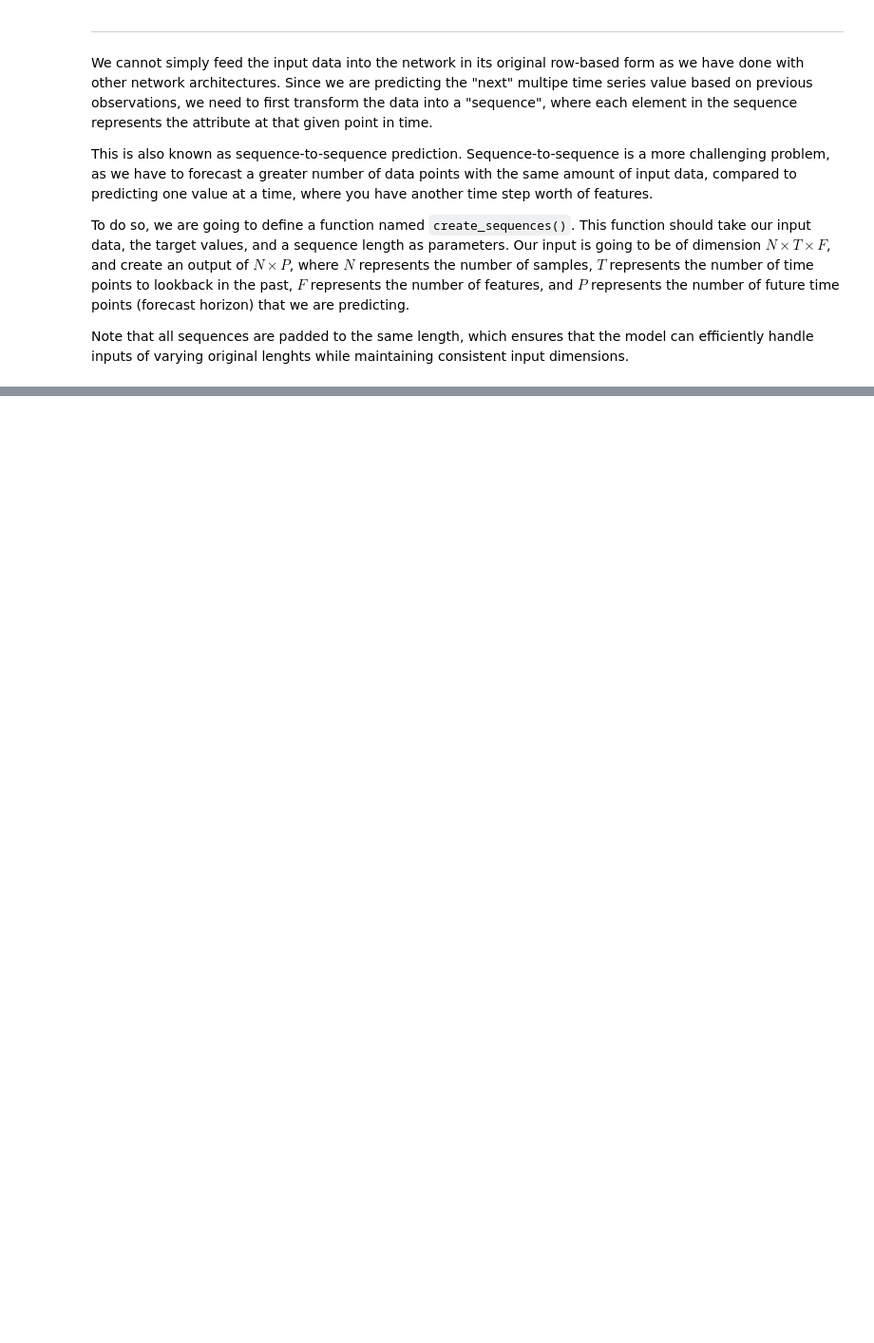
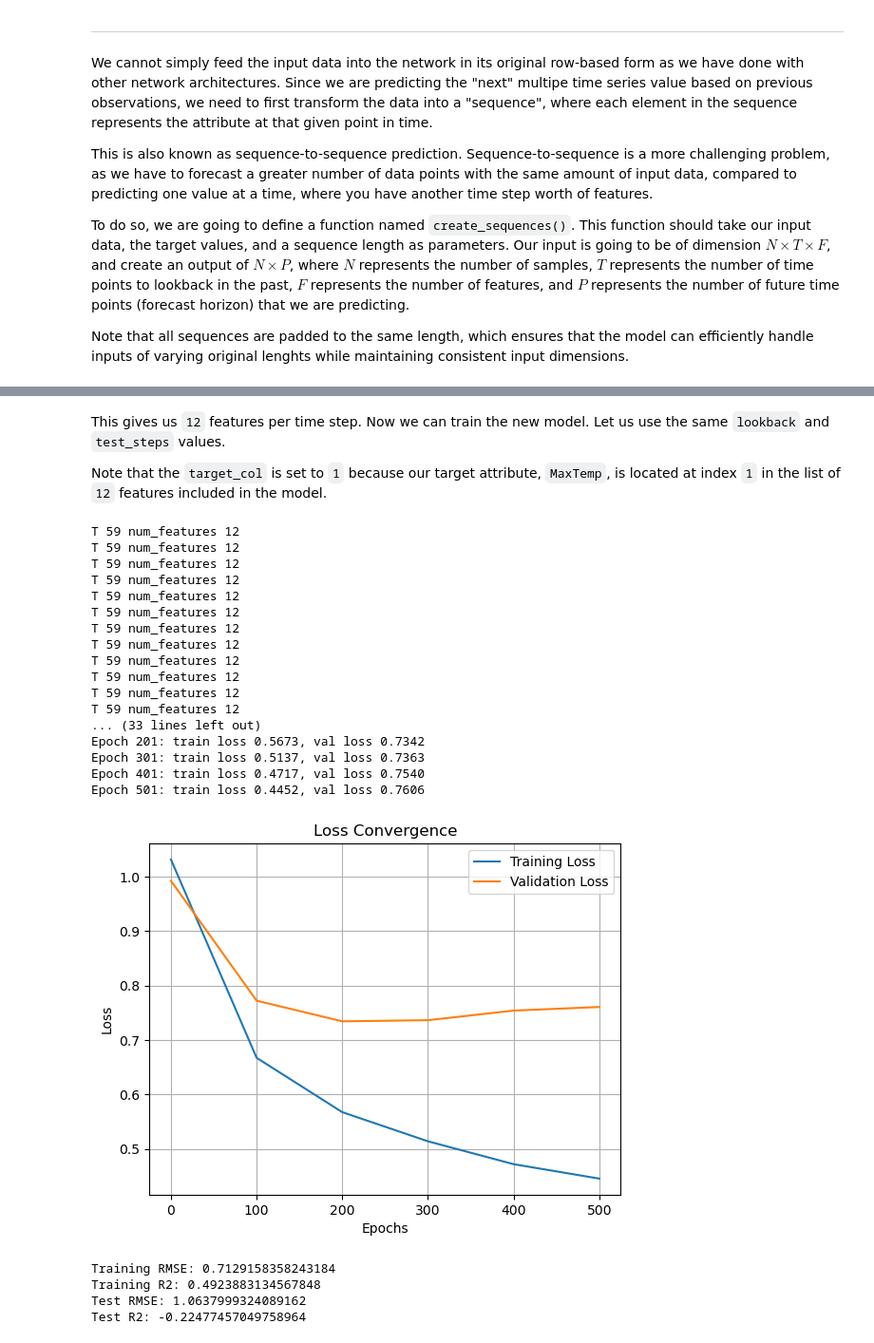
Before and after one commit to dmitrynovik/ml-module7, a Jupyter notebook: Module7-impl.ipynb, the cells around one changed output, grey strips where cells are left out. Shown at 95% size. Saved outputs shown, nothing was run; the diff lists cells and outputs as text; code cells hidden in the pictures; blank space fills up the shorter version.

```diff
--- a/Module7-impl.ipynb
+++ b/Module7-impl.ipynb
@@ -576,0 +917,57 @@ Note that all sequences are padded to the same length, which ensures that the mo
+# %% [markdown]
+This gives us `12` features per time step. Now we can train the new model. Let us use the same `lookback` and `test_steps` values.
+
+Note that the `target_col` is set to `1` because our target attribute, `MaxTemp`, is located at index `1` in the list of `12` features included in the model.
+# %%
+lookback = 5
+test_steps = 5
+target_col = 1
+X_5_mv, y_5_mv, lenghts_5_mv, train_d_5_mv, test_d_5_mv = data_prep(samples,['MinTemp', 'MaxTemp',
+                                                                             'Rainfall', 'WindGustSpeed',
+                                                                             'WindSpeed9am', 'WindSpeed3pm',
+                                                                             'Humidity9am', 'Humidity3pm',
+                                                                             'Pressure9am', 'Pressure3pm',
+                                                                             'Temp9am', 'Temp3pm'],
+                                                                    lookback,test_steps, target_col)
+
+print("Shape of input data after sequence creation:", X_5_mv.shape)
+print("Shape of targets after sequence creation:", y_5_mv.shape)
+
+num_features = X_5_mv.shape[2]
+hidden_layer_size = 10
+output_size = test_steps
+n_epochs = 501
+lr = 0.001
+num_layers = 2
+dropout_prob = 0.2
+
+model_lstm_5_mv = MyLSTMNet(num_features, hidden_layer_size, num_layers, output_size,dropout_prob)
+train_loss_history_5_mv,val_loss_history_5_mv, model_lstm_5_mv = train_predict_model(model_lstm_5_mv,
+                                                                                     n_epochs, lr, X_5_mv,
+                                                                                     y_5_mv, lenghts_5_mv,
+                                                                                     validation_split=0.2)
+vis_train_loss(train_loss_history_5_mv, val_loss_history_5_mv)
+pred_eval(model_lstm_5_mv, X_5_mv, y_5_mv, lenghts_5_mv, train_d_5_mv, test_d_5_mv, lookback, target_col)
+# %% [output]
+T 59 num_features 12
+T 59 num_features 12
+T 59 num_features 12
+T 59 num_features 12
+T 59 num_features 12
+T 59 num_features 12
+T 59 num_features 12
+T 59 num_features 12
+T 59 num_features 12
+T 59 num_features 12
+T 59 num_features 12
+T 59 num_features 12
+... (33 lines left out)
+Epoch 201: train loss 0.5673, val loss 0.7342
+Epoch 301: train loss 0.5137, val loss 0.7363
+Epoch 401: train loss 0.4717, val loss 0.7540
+Epoch 501: train loss 0.4452, val loss 0.7606
+[figure, added]
+Training RMSE: 0.7129158358243184
+Training R2: 0.4923883134567848
+Test RMSE: 1.0637999324089162
+Test R2: -0.22477457049758964
```
Also changed, not shown: parts of 35 cells of this notebook.
